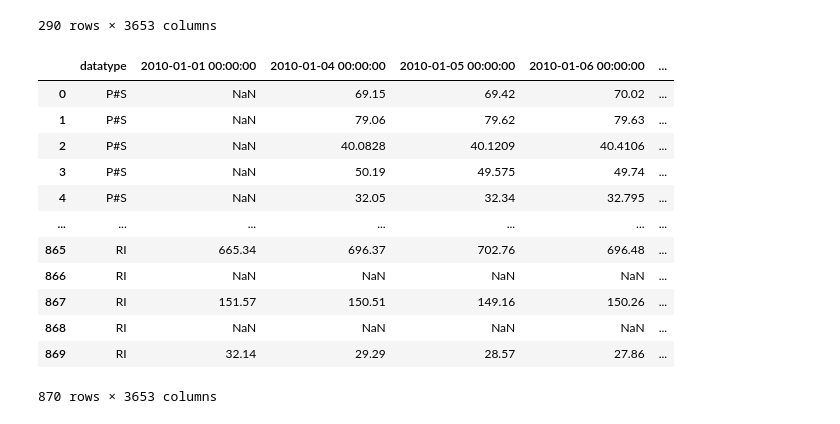
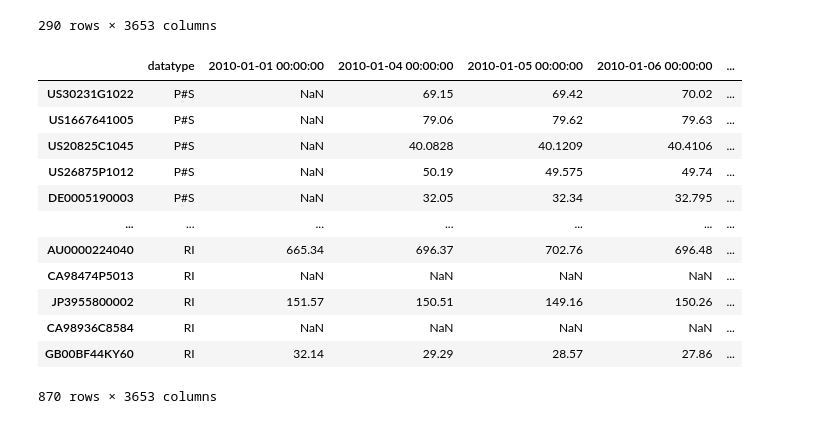
Before and after one commit to grallv/DSB2, a Jupyter notebook: Functions.ipynb, the cells around one changed output. Saved outputs shown, nothing was run; the diff lists cells and outputs as text; code cells hidden in the pictures.

```diff
--- a/Functions.ipynb
+++ b/Functions.ipynb
@@ -137,10 +123,10 @@ VOdata
 290 rows × 3652 columns
 # %%
 RIdata.columns = isin_code
-RIdata = RIdata.transpose()
-RIdata.columns = dates
-RIdata.drop(index=RIdata.index[0], axis=0, inplace=True)
-RIdata
+RIdata_transposed = RIdata.transpose()
+RIdata_transposed.columns = dates
+RIdata_transposed.drop(index=RIdata_transposed.index[0], axis=0, inplace=True)
+RIdata_transposed
 # %% [output]
 |  | 2010-01-01 | 2010-01-04 | 2010-01-05 | 2010-01-06 | 2010-01-07 | 2010-01-08 | 2010-01-11 | 2010-01-12 | ... |
 | US30231G1022 | 14241.48 | 14441.97 | 14498.36 | 14623.67 | 14577.73 | 14519.25 | 14682.15 | 14609.05 | ... |
@@ -176,5 +144,5 @@ memory usage: 8.1+ MB
 # %%
-Pdata_merge = Pdata.copy()
+Pdata_merge = Pdata_transposed.copy()
 Pdata_merge['datatype']="P#S"
 Pdata_merge
 # %% [output]
@@ -237,7 +205,7 @@ Index([2010-01-01 00:00:00, 2010-04-02 00:00:00, 2010-12-24 00:00:00,
        2023-12-25 00:00:00, 2024-01-01 00:00:00],
       dtype='object')
 # %%
-VOdata_merge = VOdata.copy()
+VOdata_merge = VOdata_transposed.copy()
 VOdata_merge['datatype']="VO"
 datatype_col = VOdata_merge.pop('datatype')
 VOdata_merge.insert(0, 'datatype', datatype_col)
@@ -257,7 +225,7 @@ VOdata_merge
 | GB00BF44KY60 | VO | NaN | NaN | NaN | NaN | ... |
 290 rows × 3653 columns
 # %%
-RIdata_merge = RIdata.copy()
+RIdata_merge = RIdata_transposed.copy()
 RIdata_merge['datatype']="RI"
 datatype_col = RIdata_merge.pop('datatype')
 RIdata_merge.insert(0, 'datatype', datatype_col)
@@ -277,21 +245,21 @@ RIdata_merge
 | GB00BF44KY60 | RI | 32.14 | 29.29 | 28.57 | 27.86 | ... |
 290 rows × 3653 columns
 # %%
-combined_df = pd.concat([Pdata_merge, VOdata_merge, RIdata_merge], ignore_index=True)
+combined_df = pd.concat([Pdata_merge, VOdata_merge, RIdata_merge], ignore_index=False)
 combined_df
 # %% [output]
 |  | datatype | 2010-01-01 00:00:00 | 2010-01-04 00:00:00 | 2010-01-05 00:00:00 | 2010-01-06 00:00:00 | ... |
-| 0 | P#S | NaN | 69.15 | 69.42 | 70.02 | ... |
-| 1 | P#S | NaN | 79.06 | 79.62 | 79.63 | ... |
-| 2 | P#S | NaN | 40.0828 | 40.1209 | 40.4106 | ... |
-| 3 | P#S | NaN | 50.19 | 49.575 | 49.74 | ... |
-| 4 | P#S | NaN | 32.05 | 32.34 | 32.795 | ... |
+| US30231G1022 | P#S | NaN | 69.15 | 69.42 | 70.02 | ... |
+| US1667641005 | P#S | NaN | 79.06 | 79.62 | 79.63 | ... |
+| US20825C1045 | P#S | NaN | 40.0828 | 40.1209 | 40.4106 | ... |
+| US26875P1012 | P#S | NaN | 50.19 | 49.575 | 49.74 | ... |
+| DE0005190003 | P#S | NaN | 32.05 | 32.34 | 32.795 | ... |
 | ... | ... | ... | ... | ... | ... | ... |
-| 865 | RI | 665.34 | 696.37 | 702.76 | 696.48 | ... |
-| 866 | RI | NaN | NaN | NaN | NaN | ... |
-| 867 | RI | 151.57 | 150.51 | 149.16 | 150.26 | ... |
-| 868 | RI | NaN | NaN | NaN | NaN | ... |
-| 869 | RI | 32.14 | 29.29 | 28.57 | 27.86 | ... |
+| AU0000224040 | RI | 665.34 | 696.37 | 702.76 | 696.48 | ... |
+| CA98474P5013 | RI | NaN | NaN | NaN | NaN | ... |
+| JP3955800002 | RI | 151.57 | 150.51 | 149.16 | 150.26 | ... |
+| CA98936C8584 | RI | NaN | NaN | NaN | NaN | ... |
+| GB00BF44KY60 | RI | 32.14 | 29.29 | 28.57 | 27.86 | ... |
 870 rows × 3653 columns
 # %%
 combined_df_cleaned = combined_df.copy()
```
Also changed, not shown: parts of 19 cells of this notebook, 1 other file.
